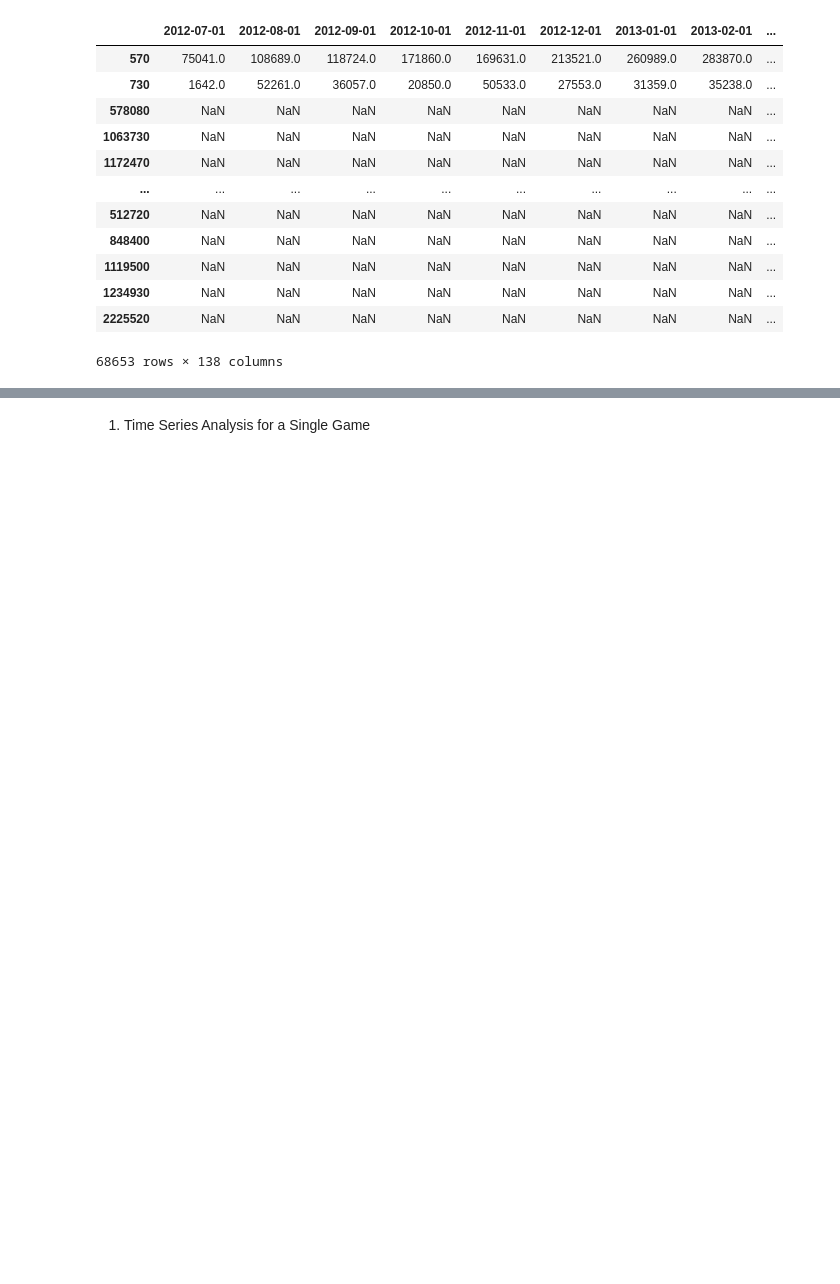
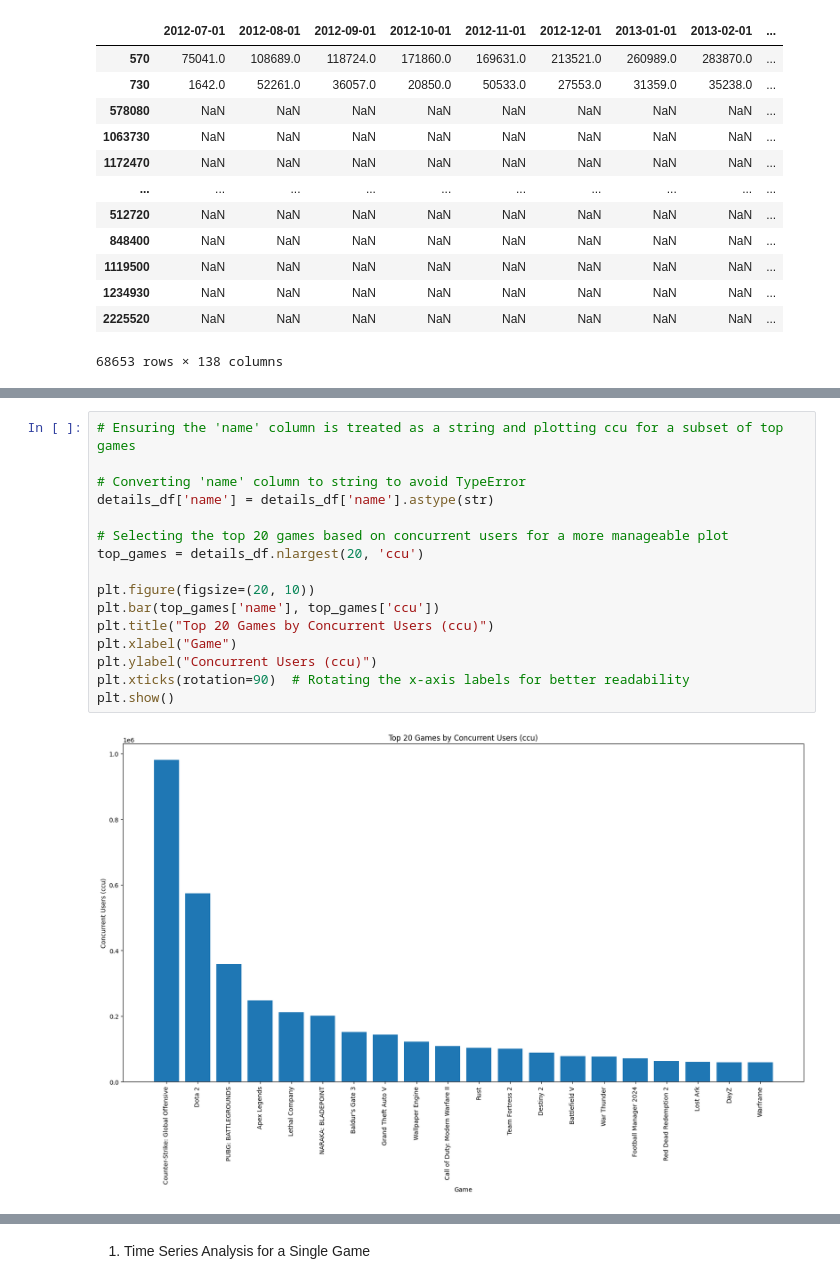
Before and after one commit to Artysuk/Steam-Project, a Jupyter notebook: file.ipynb, the cells around one changed output, grey strips where cells are left out. Drawn from its saved outputs; the diff is of its cells as text; blank space fills up the shorter version.

```diff
--- a/file.ipynb
+++ b/file.ipynb
@@ -77,0 +84,18 @@ Index(['name', 'developer', 'publisher', 'positive', 'negative', 'min_owners',
+# %%
+# Ensuring the 'name' column is treated as a string and plotting ccu for a subset of top games
+
+# Converting 'name' column to string to avoid TypeError
+details_df['name'] = details_df['name'].astype(str)
+
+# Selecting the top 20 games based on concurrent users for a more manageable plot
+top_games = details_df.nlargest(20, 'ccu')
+
+plt.figure(figsize=(20, 10))
+plt.bar(top_games['name'], top_games['ccu'])
+plt.title("Top 20 Games by Concurrent Users (ccu)")
+plt.xlabel("Game")
+plt.ylabel("Concurrent Users (ccu)")
+plt.xticks(rotation=90)  # Rotating the x-axis labels for better readability
+plt.show()
+# %% [output]
+[figure, added]
```
Also changed, not shown: parts of 9 cells of this notebook.
